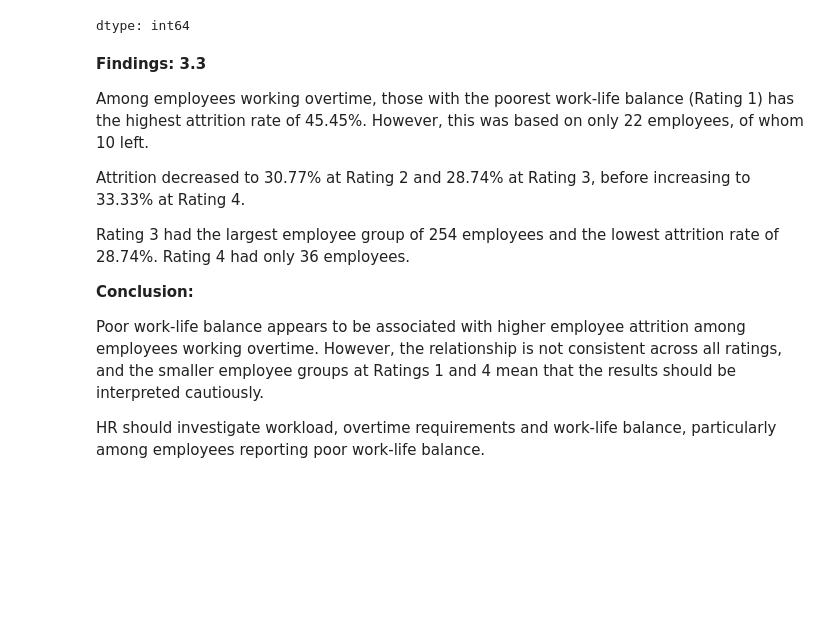
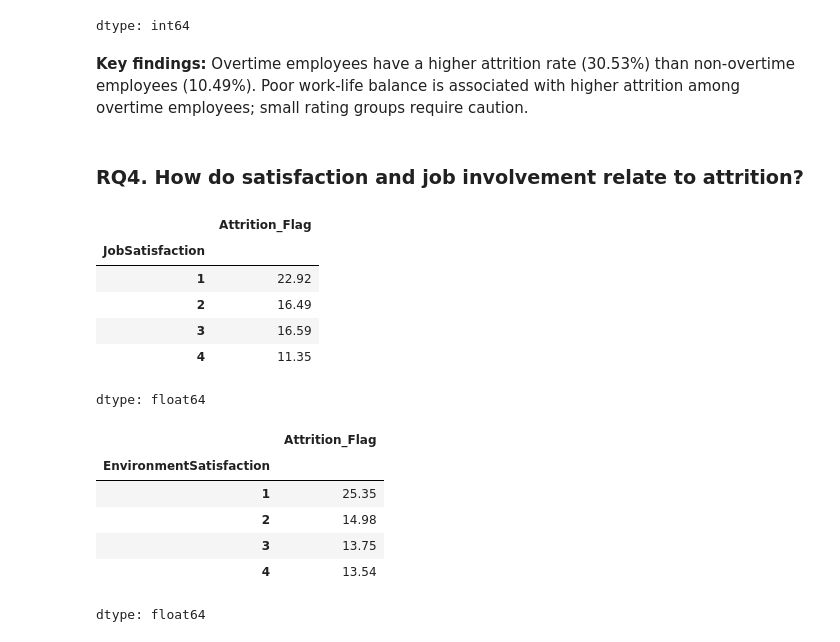
Before and after one commit to Jamieho1602/IBM-HR-Analytics-Overview, a Jupyter notebook: IBM_HR_Analytics.ipynb, the cells around one changed output. Saved outputs shown, nothing was run; the diff lists cells and outputs as text; code cells hidden in the pictures; blank space fills up the shorter version.

```diff
--- a/IBM_HR_Analytics.ipynb
+++ b/IBM_HR_Analytics.ipynb
@@ -99,0 +158,12 @@ Employment Status: (1465, 3)
+# %%
+# Standardise gender labels in Employees Dataset
+
+employees['Gender'] = employees['Gender'].str.strip()
+
+employees['Gender'] = employees['Gender'].replace({
+    'Femal': 'Female',
+    'M': 'Male',
+    'm': 'Male'
+})
+
+print(employees['Gender'].value_counts())
@@ -988,17 +855,33 @@ overtime_data.groupby('WorkLifeBalance')['Attrition'].value_counts()
 | 4 | No | 24 |
 |  | Yes | 12 |
 dtype: int64
-# %% [markdown]
-**Findings: 3.3**
-
-Among employees working overtime, those with the poorest work-life balance (Rating 1) has the highest attrition rate of 45.45%. However, this was based on only 22 employees, of whom 10 left.
-
-Attrition decreased to 30.77% at Rating 2 and 28.74% at Rating 3, before increasing to 33.33% at Rating 4.
-
-Rating 3 had the largest employee group of 254 employees and the lowest attrition rate of 28.74%. Rating 4 had only 36 employees.
-
-**Conclusion:**
-
-Poor work-life balance appears to be associated with higher employee attrition among employees working overtime. However, the relationship is not consistent across all ratings, and the smaller employee groups at Ratings 1 and 4 mean that the results should be interpreted cautiously.
-
-HR should investigate workload, overtime requirements and work-life balance, particularly among employees reporting poor work-life balance.
+# %% [markdown]
+**Key findings:** Overtime employees have a higher attrition rate (30.53%) than non-overtime employees (10.49%). Poor work-life balance is associated with higher attrition among overtime employees; small rating groups require caution.
+# %% [markdown]
+### RQ4. How do satisfaction and job involvement relate to attrition?
+# %%
+# Research Question 4.1
+# Calculate attrition rate by job satisfaction level
+
+(hr_data.groupby('JobSatisfaction')['Attrition_Flag'].mean() * 100).round(2)
+# %% [output]
+|  | Attrition_Flag |
+| JobSatisfaction |  |
+| 1 | 22.92 |
+| 2 | 16.49 |
+| 3 | 16.59 |
+| 4 | 11.35 |
+dtype: float64
+# %%
+# Research Question 4.2
+# Calculate attrition rate by environment satisfaction level
+
+(hr_data.groupby('EnvironmentSatisfaction')['Attrition_Flag'].mean() * 100).round(2)
+# %% [output]
+|  | Attrition_Flag |
+| EnvironmentSatisfaction |  |
+| 1 | 25.35 |
+| 2 | 14.98 |
+| 3 | 13.75 |
+| 4 | 13.54 |
+dtype: float64
```
Also changed, not shown: parts of 82 cells of this notebook.
